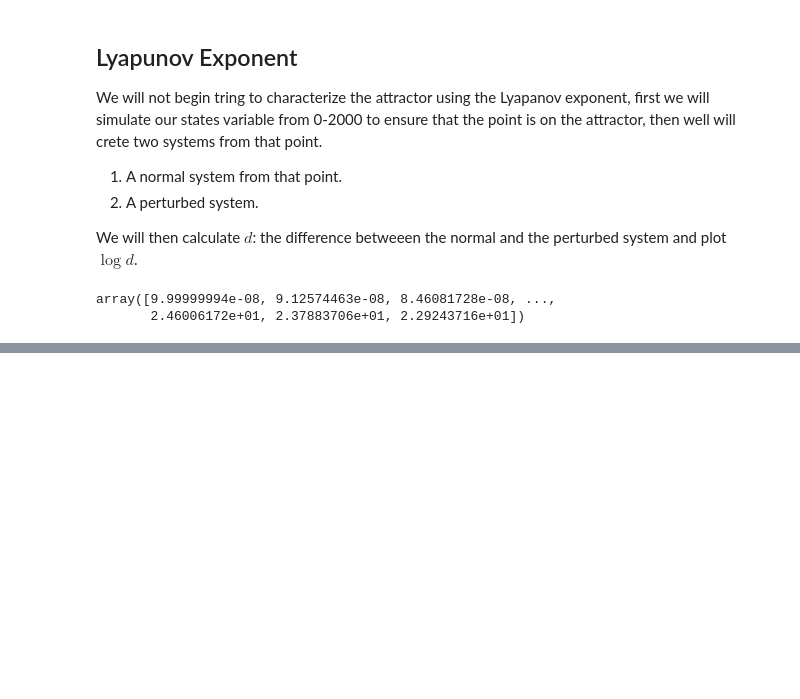
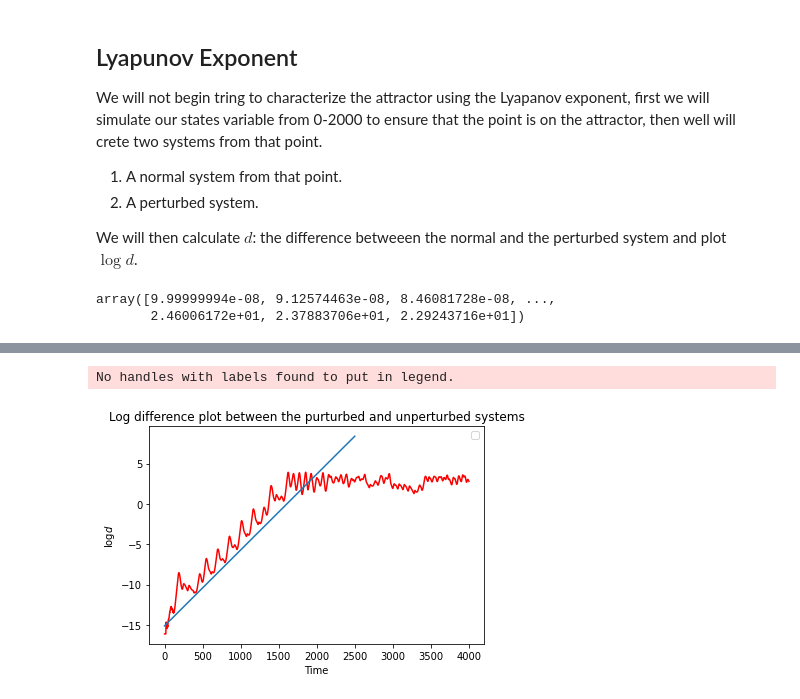
Before and after one commit to SheilKumar/DynamicSystemRNNs, a Jupyter notebook: DynamicSystems.ipynb, the cells around one changed output, grey strips where cells are left out. Cells and saved outputs as stored; diff of their text form; code cells hidden in the pictures; blank space fills up the shorter version.

```diff
--- a/DynamicSystems.ipynb
+++ b/DynamicSystems.ipynb
@@ -613,0 +602,11 @@ tensorflow.python.keras.engine.sequential.Sequential
+# %%
+plt.plot(LSTM256_Lyapunov.log_difference,'r')
+plt.plot(0.0094*np.linspace(0,2500,2500)+LSTM256_Lyapunov.log_difference[0]+1)
+plt.xlabel('Time')
+plt.ylabel('$\log{d}$')
+plt.title('Log difference plot between the purturbed and unperturbed systems')
+plt.legend()
+plt.show()
+# %% [output]
+No handles with labels found to put in legend.
+[figure, added]
```
Also changed, not shown: parts of 23 cells of this notebook, 1 other file.
